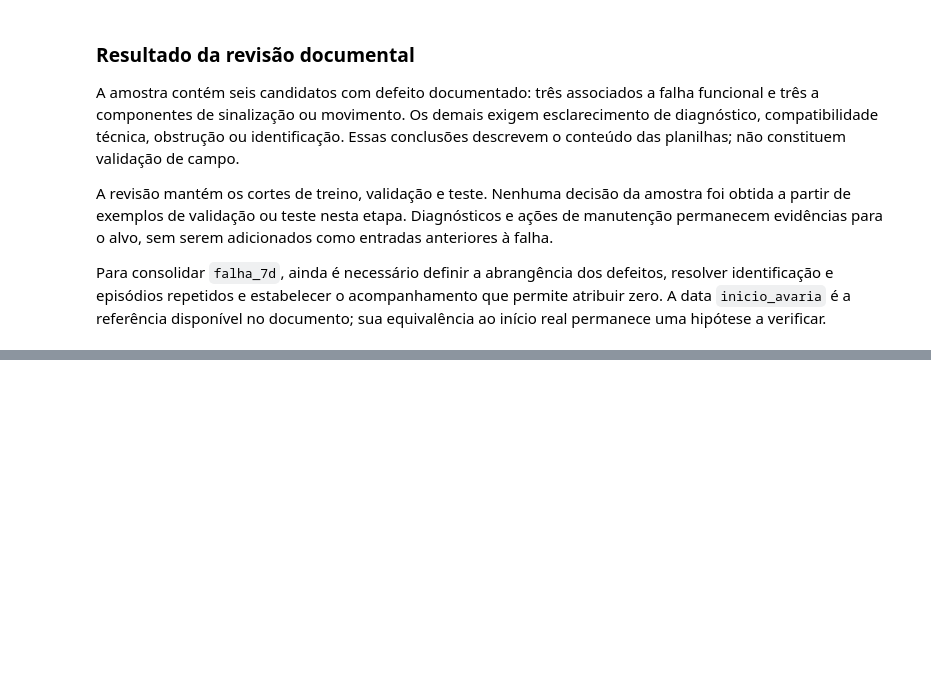
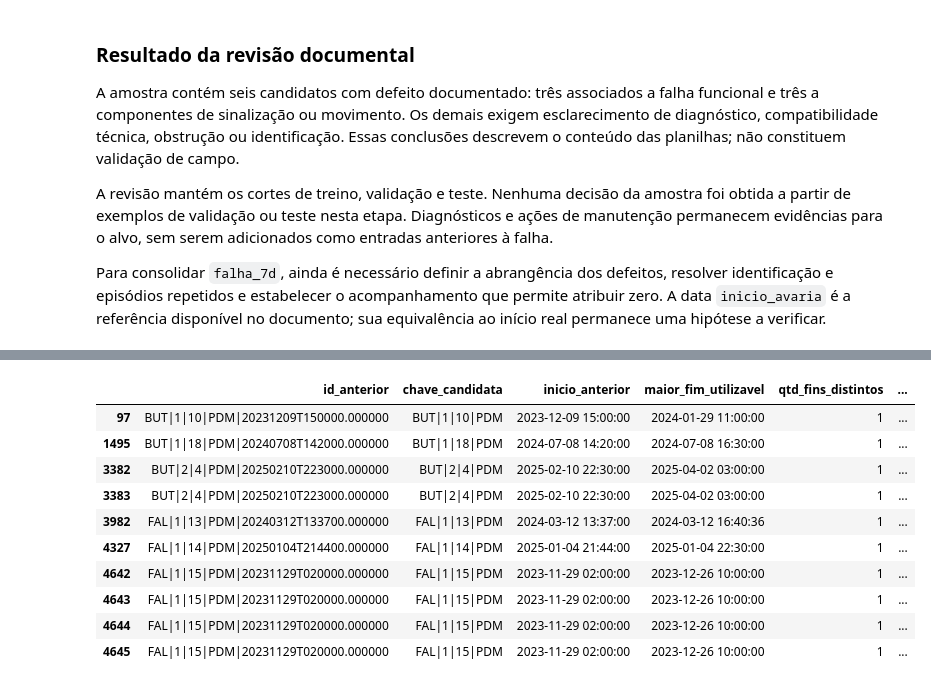
Before and after one commit to joaocardosodias/Lumem, a Jupyter notebook: models/modelo-rnn-1/01-criacao-tabela-mestra.ipynb, the cells around one changed output, grey strips where cells are left out. Saved outputs shown, nothing was run; the diff lists cells and outputs as text; code cells hidden in the pictures; blank space fills up the shorter version.

```diff
--- a/models/modelo-rnn-1/01-criacao-tabela-mestra.ipynb
+++ b/models/modelo-rnn-1/01-criacao-tabela-mestra.ipynb
@@ -3996,0 +4067,64 @@ Para consolidar `falha_7d`, ainda é necessário definir a abrangência dos defe
+# %%
+resumo_intervalos_treino = (
+    intervalos_treino.groupby(["id_candidato", "chave_candidata", "inicio_avaria"])
+    .agg(
+        qtd_registros=("fonte", "size"),
+        qtd_fontes=("fonte", "nunique"),
+        qtd_fins_utilizaveis=("fim_utilizavel", "count"),
+        qtd_fins_distintos=("fim_utilizavel", "nunique"),
+        maior_fim_utilizavel=("fim_utilizavel", "max"),
+    )
+    .reset_index()
+)
+resumo_intervalos_treino["tem_fim_pendente"] = (
+    resumo_intervalos_treino["qtd_fins_utilizaveis"]
+    < resumo_intervalos_treino["qtd_registros"]
+)
+
+inicio_dos_intervalos = resumo_intervalos_treino[[
+    "id_candidato", "chave_candidata", "inicio_avaria",
+    "maior_fim_utilizavel", "qtd_fins_distintos", "tem_fim_pendente",
+]].rename(columns={
+    "id_candidato": "id_anterior",
+    "inicio_avaria": "inicio_anterior",
+})
+
+novos_inicios = resumo_intervalos_treino[[
+    "id_candidato", "chave_candidata", "inicio_avaria",
+]].rename(columns={
+    "id_candidato": "id_seguinte",
+    "inicio_avaria": "inicio_seguinte",
+})
+
+pares_intervalos_treino = inicio_dos_intervalos.merge(
+    novos_inicios, on="chave_candidata", how="inner", validate="many_to_many"
+)
+sobreposicoes_treino = pares_intervalos_treino.loc[
+    pares_intervalos_treino["inicio_seguinte"].gt(pares_intervalos_treino["inicio_anterior"])
+    & pares_intervalos_treino["inicio_seguinte"].le(pares_intervalos_treino["maior_fim_utilizavel"])
+].copy()
+del pares_intervalos_treino
+
+assert not sobreposicoes_treino.duplicated(["id_anterior", "id_seguinte"]).any()
+assert (sobreposicoes_treino["inicio_seguinte"] < INICIO_VALIDACAO).all()
+
+ids_sobrepostos = pd.concat([
+    sobreposicoes_treino["id_anterior"],
+    sobreposicoes_treino["id_seguinte"],
+]).unique()
+resumo_intervalos_treino["tem_sobreposicao_documental"] = (
+    resumo_intervalos_treino["id_candidato"].isin(ids_sobrepostos)
+)
+
+print("Candidatos analisados no treino:", len(resumo_intervalos_treino))
+print("Candidatos com mais de um registro no mesmo início:",
+      resumo_intervalos_treino["qtd_registros"].gt(1).sum())
+print("Candidatos com ZM01 e ZM02 no mesmo início:",
+      resumo_intervalos_treino["qtd_fontes"].gt(1).sum())
+print("Pares com intervalos sobrepostos:", len(sobreposicoes_treino))
+print("Candidatos envolvidos nas sobreposições:", len(ids_sobrepostos))
+print("Candidatos com algum término pendente:",
+      resumo_intervalos_treino["tem_fim_pendente"].sum())
+
+display(sobreposicoes_treino.sort_values(["chave_candidata", "inicio_anterior"]).head(10))
+# %% [output]
@@ -3996,0 +4137,11 @@ Para consolidar `falha_7d`, ainda é necessário definir a abrangência dos defe
+|  | id_anterior | chave_candidata | inicio_anterior | maior_fim_utilizavel | qtd_fins_distintos | ... |
+| 97 | BUT|1|10|PDM|20231209T150000.000000 | BUT|1|10|PDM | 2023-12-09 15:00:00 | 2024-01-29 11:00:00 | 1 | ... |
+| 1495 | BUT|1|18|PDM|20240708T142000.000000 | BUT|1|18|PDM | 2024-07-08 14:20:00 | 2024-07-08 16:30:00 | 1 | ... |
+| 3382 | BUT|2|4|PDM|20250210T223000.000000 | BUT|2|4|PDM | 2025-02-10 22:30:00 | 2025-04-02 03:00:00 | 1 | ... |
+| 3383 | BUT|2|4|PDM|20250210T223000.000000 | BUT|2|4|PDM | 2025-02-10 22:30:00 | 2025-04-02 03:00:00 | 1 | ... |
+| 3982 | FAL|1|13|PDM|20240312T133700.000000 | FAL|1|13|PDM | 2024-03-12 13:37:00 | 2024-03-12 16:40:36 | 1 | ... |
+| 4327 | FAL|1|14|PDM|20250104T214400.000000 | FAL|1|14|PDM | 2025-01-04 21:44:00 | 2025-01-04 22:30:00 | 1 | ... |
+| 4642 | FAL|1|15|PDM|20231129T020000.000000 | FAL|1|15|PDM | 2023-11-29 02:00:00 | 2023-12-26 10:00:00 | 1 | ... |
+| 4643 | FAL|1|15|PDM|20231129T020000.000000 | FAL|1|15|PDM | 2023-11-29 02:00:00 | 2023-12-26 10:00:00 | 1 | ... |
+| 4644 | FAL|1|15|PDM|20231129T020000.000000 | FAL|1|15|PDM | 2023-11-29 02:00:00 | 2023-12-26 10:00:00 | 1 | ... |
+| 4645 | FAL|1|15|PDM|20231129T020000.000000 | FAL|1|15|PDM | 2023-11-29 02:00:00 | 2023-12-26 10:00:00 | 1 | ... |
```
Also changed, not shown: parts of 7 cells of this notebook.
